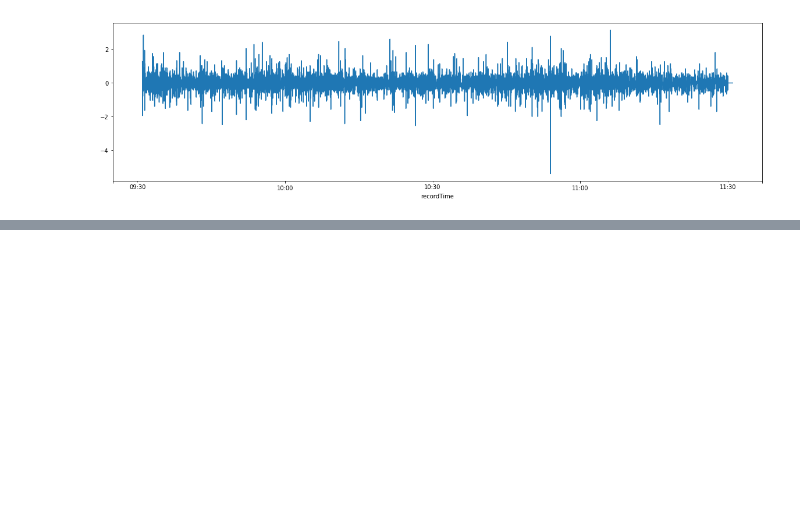
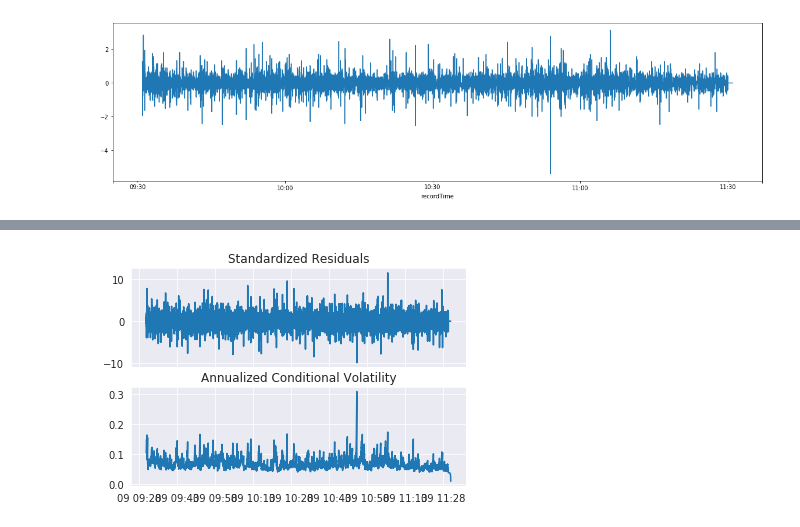
Before and after one commit to JinnTao/autoTrade, a Jupyter notebook: analysis/Analysis.ipynb, the cells around one changed output, grey strips where cells are left out. Saved outputs shown, nothing was run; the diff lists cells and outputs as text; code cells hidden in the pictures; blank space fills up the shorter version.

```diff
--- a/analysis/Analysis.ipynb
+++ b/analysis/Analysis.ipynb
@@ -71,0 +102,6 @@ std_result.plot(figsize = (20,5))
+# %%
+from arch import arch_model
+
+am = arch_model(returns)
+res = am.fit(update_freq = 5)
+print res.summary()
@@ -71,0 +131,5 @@ std_result.plot(figsize = (20,5))
+# %%
+
+fig = res.plot(annualize='D',scale=100)
+# %% [output]
+[figure, added]
```
Also changed, not shown: parts of 6 cells of this notebook, 5 other files.
